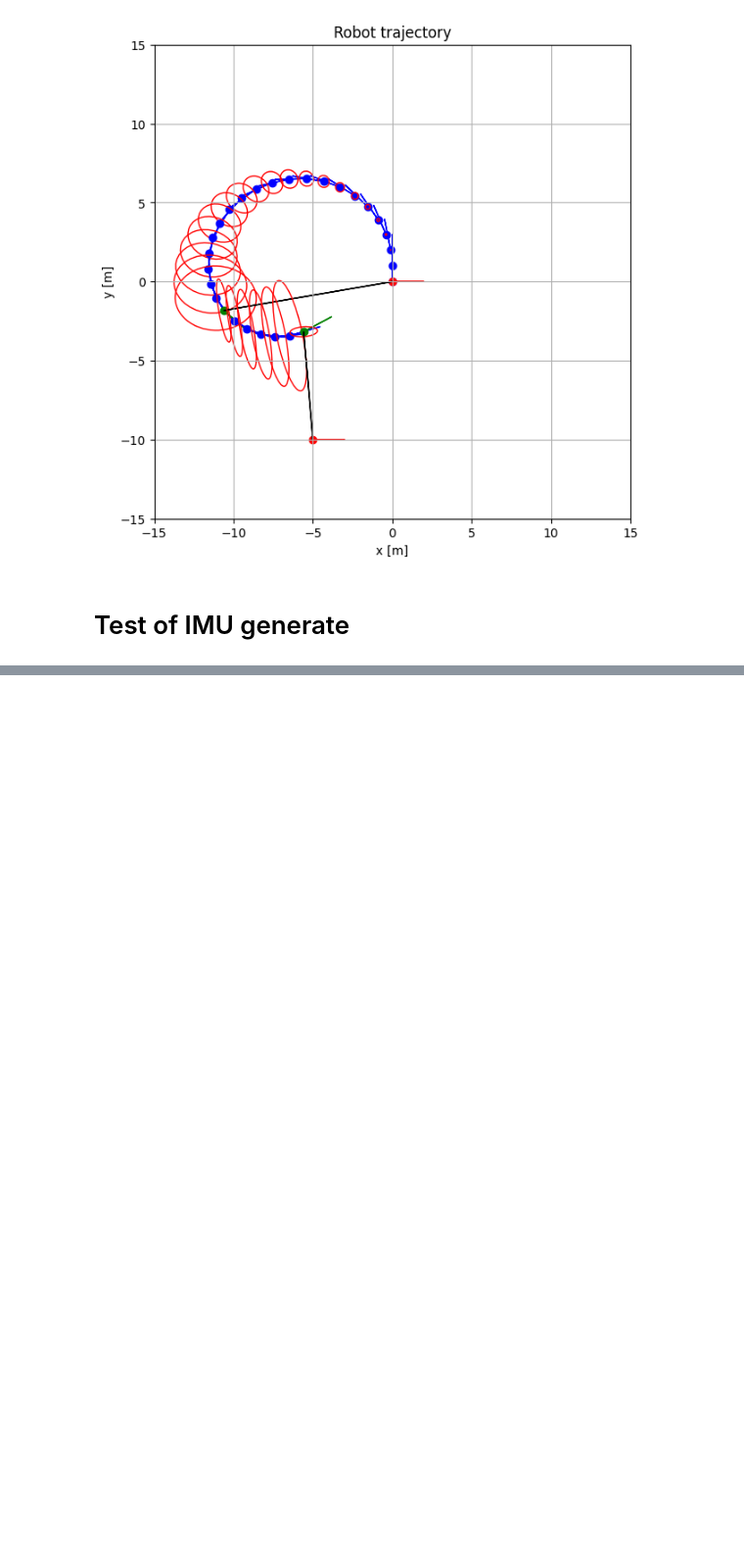
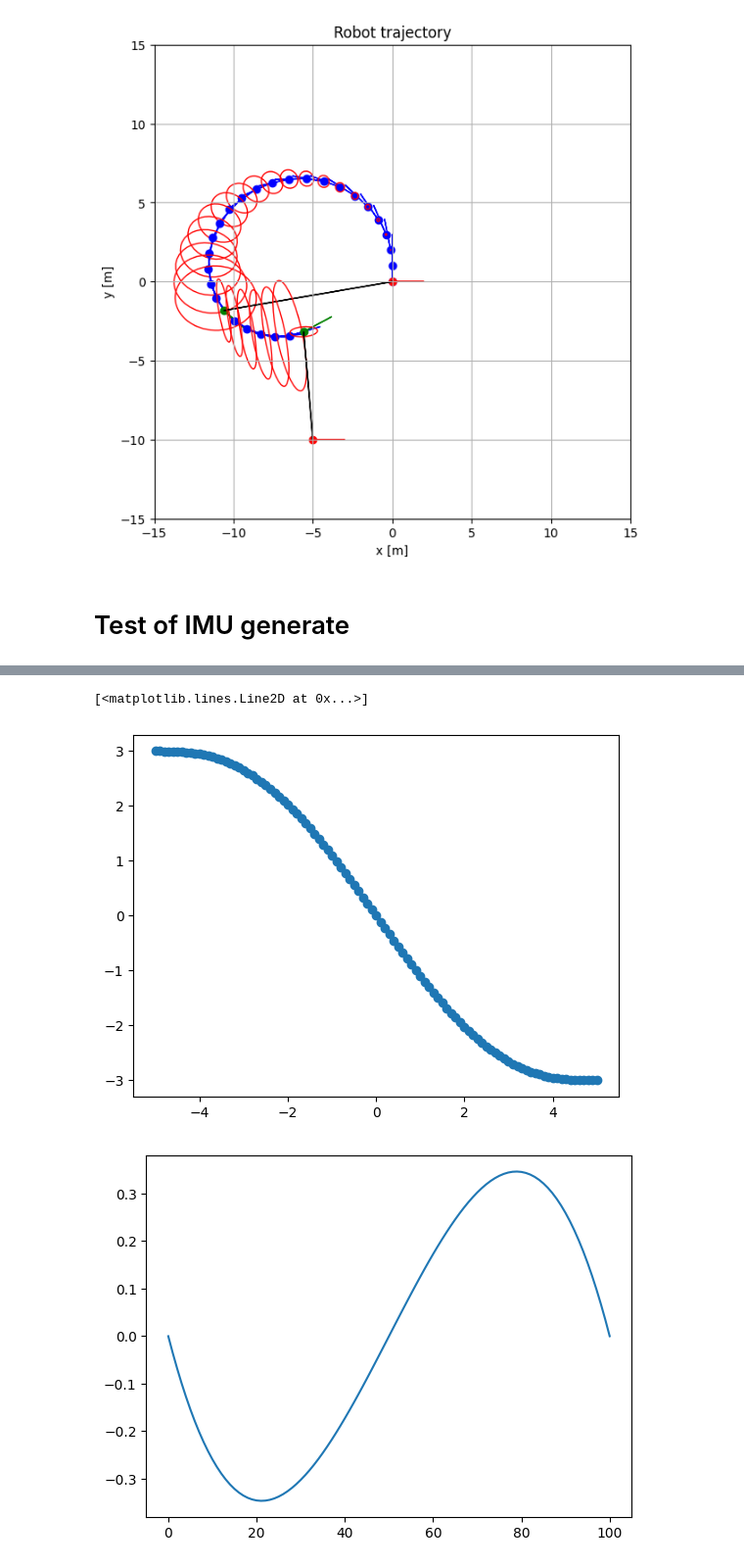
Before and after one commit to MarcusLariJ/UWB_Rasberry, a Jupyter notebook: Sim/test_env.ipynb, the cells around one changed output, grey strips where cells are left out. Shown at 98% size. Saved outputs shown, nothing was run; the diff lists cells and outputs as text; code cells hidden in the pictures; blank space fills up the shorter version.

```diff
--- a/Sim/test_env.ipynb
+++ b/Sim/test_env.ipynb
@@ -99,0 +105,17 @@ rp.plot_position2(ax, mmi.x, mmi.P)
+# %%
+x0 = np.zeros((mf.STATE_LEN, 1))
+xf = np.zeros((mf.STATE_LEN, 1))
+
+x0[2:6] = np.array([[-5],[3],[1],[0]])
+xf[2:6] = np.array([[5],[-3],[1],[0]])
+
+traj_test, imu_test = traj.gen_poly_traj(x0, xf, t0=0, tf=10, dt=0.1)
+
+plt.figure()
+plt.scatter(traj_test[1,:], traj_test[2,:])
+plt.figure()
+plt.plot(imu_test[2,:])
+# %% [output]
+[<matplotlib.lines.Line2D at 0x...>]
+[figure, added]
+[figure, added]
```
Also changed, not shown: parts of 2 cells of this notebook, 3 other files.
